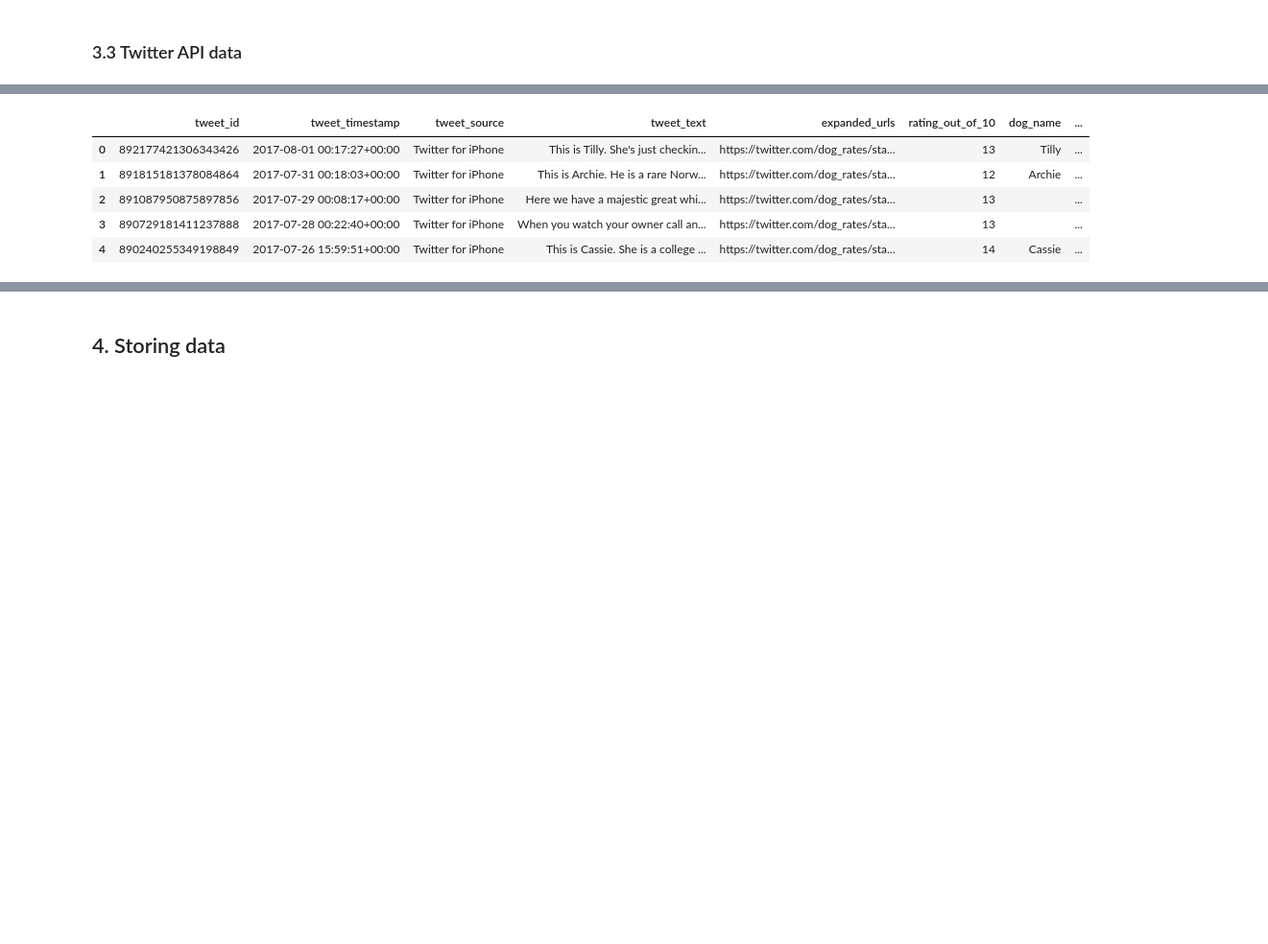
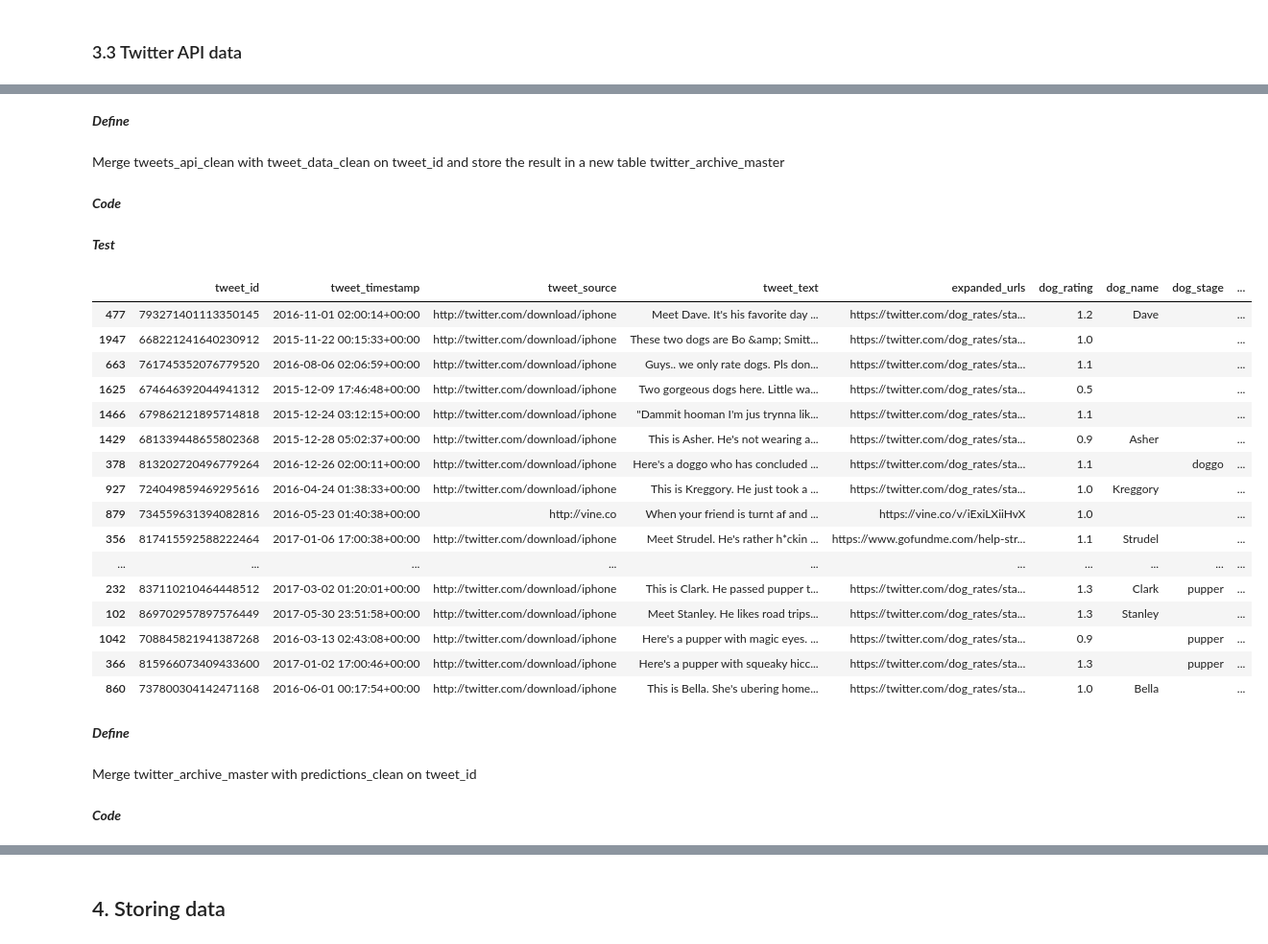
Before and after one commit to mila-dan/data-wrangling, a Jupyter notebook: wrangle_act.ipynb, the cells around one changed output, grey strips where cells are left out. Shown at 96% size. Cells and saved outputs as stored; diff of their text form; code cells hidden in the pictures; blank space fills up the shorter version.

```diff
--- a/wrangle_act.ipynb
+++ b/wrangle_act.ipynb
@@ -745,3 +875,0 @@ tweet_data_clean.head()
-# %%
-# convert dog_stage to categorical data
-tweet_data_clean.dog_stage=tweet_data_clean.dog_stage.astype('category')
@@ -748,3 +896,2 @@ tweet_data_clean.dog_stage=tweet_data_clean.dog_stage.astype('category')
 # %%
-#rename columns
-tweet_data_clean.rename(columns={'timestamp': 'tweet_timestamp', 'text': 'tweet_text', 'rating_numerator': 'rating_out_of_10','name': 'dog_name', 'source': 'tweet_source'}, inplace=True)
+tweet_data_clean.rename(columns={'timestamp': 'tweet_timestamp', 'text': 'tweet_text', 'name': 'dog_name', 'source': 'tweet_source'}, inplace=True)
@@ -840,4 +984,4 @@ predictions_clean_1
 ### 3.3 Twitter API data
 # %%
 # create a copy of the dataset before cleaning
-tweets_df_clean=tweets_df.copy()
+tweets_api_clean=tweets_api.copy()
@@ -866 +988,38 @@ twitter_archive_master.head()
+# %% [markdown]
+***Define***
+# %% [markdown]
+Merge tweets_api_clean with tweet_data_clean on tweet_id and store the result in a new table twitter_archive_master
+# %% [markdown]
+***Code***
+# %%
+twitter_archive_master=tweet_data_clean.merge(tweets_api_clean, on='tweet_id')
+# %% [markdown]
+***Test***
+# %%
+#check that merging went fine
+twitter_archive_master.sample(25)
+# %% [output]
+|  | tweet_id | tweet_timestamp | tweet_source | tweet_text | expanded_urls | dog_rating | dog_name | dog_stage | ... |
+| 477 | 793271401113350145 | 2016-11-01 02:00:14+00:00 | http://twitter.com/download/iphone | Meet Dave. It's his favorite day ... | https://twitter.com/dog_rates/sta... | 1.2 | Dave |  | ... |
+| 1947 | 668221241640230912 | 2015-11-22 00:15:33+00:00 | http://twitter.com/download/iphone | These two dogs are Bo &amp; Smitt... | https://twitter.com/dog_rates/sta... | 1.0 |  |  | ... |
+| 663 | 761745352076779520 | 2016-08-06 02:06:59+00:00 | http://twitter.com/download/iphone | Guys.. we only rate dogs. Pls don... | https://twitter.com/dog_rates/sta... | 1.1 |  |  | ... |
+| 1625 | 674646392044941312 | 2015-12-09 17:46:48+00:00 | http://twitter.com/download/iphone | Two gorgeous dogs here. Little wa... | https://twitter.com/dog_rates/sta... | 0.5 |  |  | ... |
+| 1466 | 679862121895714818 | 2015-12-24 03:12:15+00:00 | http://twitter.com/download/iphone | "Dammit hooman I'm jus trynna lik... | https://twitter.com/dog_rates/sta... | 1.1 |  |  | ... |
+| 1429 | 681339448655802368 | 2015-12-28 05:02:37+00:00 | http://twitter.com/download/iphone | This is Asher. He's not wearing a... | https://twitter.com/dog_rates/sta... | 0.9 | Asher |  | ... |
+| 378 | 813202720496779264 | 2016-12-26 02:00:11+00:00 | http://twitter.com/download/iphone | Here's a doggo who has concluded ... | https://twitter.com/dog_rates/sta... | 1.1 |  | doggo | ... |
+| 927 | 724049859469295616 | 2016-04-24 01:38:33+00:00 | http://twitter.com/download/iphone | This is Kreggory. He just took a ... | https://twitter.com/dog_rates/sta... | 1.0 | Kreggory |  | ... |
+| 879 | 734559631394082816 | 2016-05-23 01:40:38+00:00 | http://vine.co | When your friend is turnt af and ... | https://vine.co/v/iExiLXiiHvX | 1.0 |  |  | ... |
+| 356 | 817415592588222464 | 2017-01-06 17:00:38+00:00 | http://twitter.com/download/iphone | Meet Strudel. He's rather h*ckin ... | https://www.gofundme.com/help-str... | 1.1 | Strudel |  | ... |
+| ... | ... | ... | ... | ... | ... | ... | ... | ... | ... |
+| 232 | 837110210464448512 | 2017-03-02 01:20:01+00:00 | http://twitter.com/download/iphone | This is Clark. He passed pupper t... | https://twitter.com/dog_rates/sta... | 1.3 | Clark | pupper | ... |
+| 102 | 869702957897576449 | 2017-05-30 23:51:58+00:00 | http://twitter.com/download/iphone | Meet Stanley. He likes road trips... | https://twitter.com/dog_rates/sta... | 1.3 | Stanley |  | ... |
+| 1042 | 708845821941387268 | 2016-03-13 02:43:08+00:00 | http://twitter.com/download/iphone | Here's a pupper with magic eyes. ... | https://twitter.com/dog_rates/sta... | 0.9 |  | pupper | ... |
+| 366 | 815966073409433600 | 2017-01-02 17:00:46+00:00 | http://twitter.com/download/iphone | Here's a pupper with squeaky hicc... | https://twitter.com/dog_rates/sta... | 1.3 |  | pupper | ... |
+| 860 | 737800304142471168 | 2016-06-01 00:17:54+00:00 | http://twitter.com/download/iphone | This is Bella. She's ubering home... | https://twitter.com/dog_rates/sta... | 1.0 | Bella |  | ... |
+# %% [markdown]
+***Define***
+# %% [markdown]
+Merge twitter_archive_master with predictions_clean on tweet_id
+# %% [markdown]
+***Code***
 # %%
@@ -868,9 +1026,0 @@ twitter_archive_master=twitter_archive_master.merge(predictions_clean_1, on='twe
-# %%
-twitter_archive_master.head()
-# %% [output]
-|  | tweet_id | tweet_timestamp | tweet_source | tweet_text | expanded_urls | rating_out_of_10 | dog_name | ... |
-| 0 | 892177421306343426 | 2017-08-01 00:17:27+00:00 | Twitter for iPhone | This is Tilly. She's just checkin... | https://twitter.com/dog_rates/sta... | 13 | Tilly | ... |
-| 1 | 891815181378084864 | 2017-07-31 00:18:03+00:00 | Twitter for iPhone | This is Archie. He is a rare Norw... | https://twitter.com/dog_rates/sta... | 12 | Archie | ... |
-| 2 | 891087950875897856 | 2017-07-29 00:08:17+00:00 | Twitter for iPhone | Here we have a majestic great whi... | https://twitter.com/dog_rates/sta... | 13 |  | ... |
-| 3 | 890729181411237888 | 2017-07-28 00:22:40+00:00 | Twitter for iPhone | When you watch your owner call an... | https://twitter.com/dog_rates/sta... | 13 |  | ... |
-| 4 | 890240255349198849 | 2017-07-26 15:59:51+00:00 | Twitter for iPhone | This is Cassie. She is a college ... | https://twitter.com/dog_rates/sta... | 14 | Cassie | ... |
```
Also changed, not shown: parts of 201 cells of this notebook.
